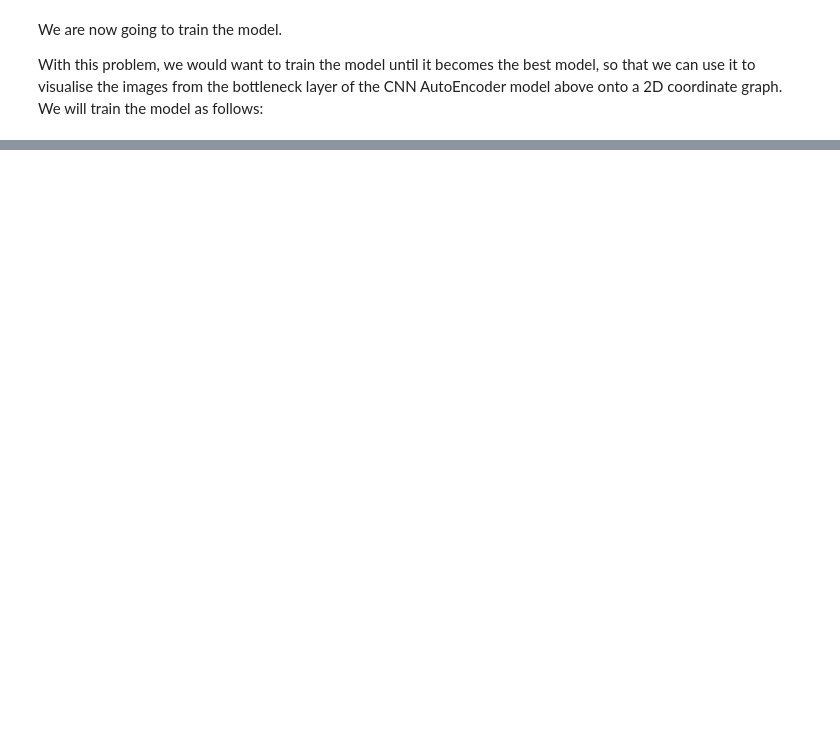
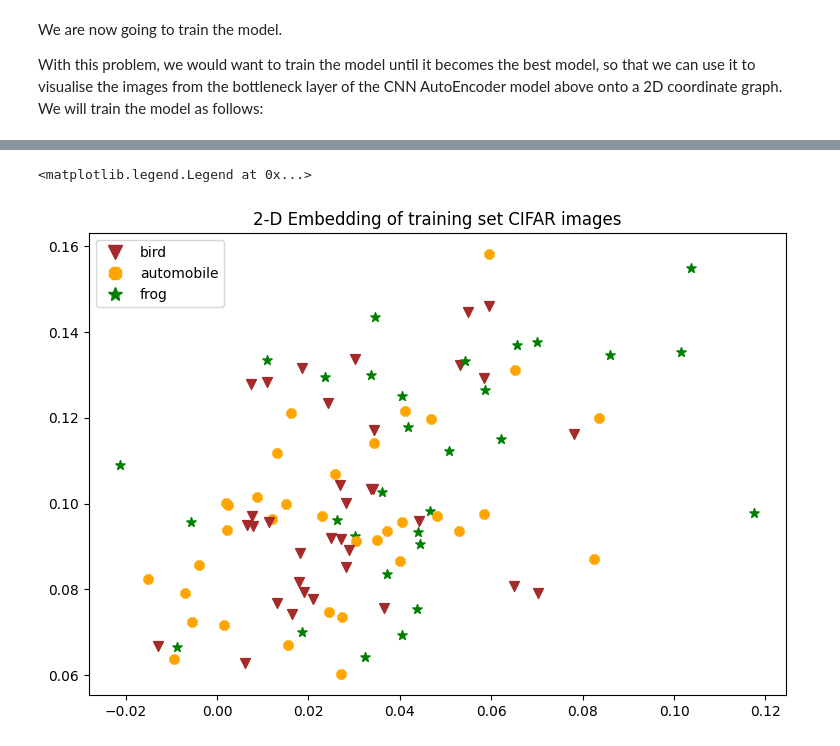
Before and after one commit to xbtran1211/Machine-Learning, a Jupyter notebook: Assignment_22027453.ipynb, the cells around one changed output, grey strips where cells are left out. Saved outputs shown, nothing was run; the diff lists cells and outputs as text; code cells hidden in the pictures; blank space fills up the shorter version.

Commit message:
completed work with formatting and everything

```diff
--- a/Assignment_22027453.ipynb
+++ b/Assignment_22027453.ipynb
@@ -175,7 +177,7 @@ def AutoEncoder_model_training(optimiser, model,
     train_LossList = []
     val_LossList = []
 
-    val_Loss_Min = np.Inf
+    val_Loss_Min = np.inf
 
     # Entering Training Cycles
     print("Entering training cycles with CNN AutoEncoder")
@@ -298,15 +290,0 @@ With this problem, we would want to train the model until it becomes the best mo
-# %%
-# train the model to the best model
-model = CNNAutoEncoder()
-optimiser = torch.optim.SGD(model.parameters(), lr = 0.01) # We will use stochastic gradient descent as an optimiser for this model
-
-try:
-    AutoEncoder_model_training(optimiser, model,
-                               nn.MSELoss(), #Mean Squared Error Loss
-                               train_loader, val_loader,
-                               n_epochs = 20, fplotloss= True, filename= '_ver1')
-except RuntimeError as e:
-    if 'out of memory' in str(e):
-        print('Out of memory error: {}'.format(e))
-    else:
-        raise
@@ -331,0 +293,3 @@ Error:
+# %%
+#load the best trained model:
+model.load_state_dict(torch.load('C:/machine_learning/bestCNNAutoEncoder_model_ver1.pt'))
@@ -331,0 +307,27 @@ Error:
+# %%
+# Creating markers for each input of images
+X_sym = {3: 'v', 2: '8' , 7: '*'}
+X_col = {3: 'brown', 2: 'orange', 7:'green'}
+marker_1 = mlines.Line2D([],[], color = 'brown', marker = 'v', linestyle = 'None', markersize = 10, label = 'bird')
+marker_2 = mlines.Line2D([],[], color = 'orange', marker = '8', linestyle = 'None', markersize = 10, label = 'automobile')
+marker_3 = mlines.Line2D([],[], color = 'green', marker = '*', linestyle = 'None', markersize = 10, label = 'frog')
+
+plt.figure(figsize = (9,6))
+
+# Plotting dataset from the train_loader:
+for a in train_loader:
+    lbls = a[1]
+    output_btn, x_decoded = model(a[0])
+    output_plot = pd.DataFrame(data = output_btn.detach().numpy())
+    output_plot['labels'] = lbls.detach().numpy()
+    output_plot['color'] = output_plot['labels'].replace(X_col)
+    output_plot['symbols'] = output_plot['labels'].replace(X_sym)
+    for i in range(len(output_plot)):
+        plt.scatter(output_plot[0][i], output_plot[1][i], c = output_plot['color'][i], marker = output_plot['symbols'][i], s = 50)
+plt.title('2-D Embedding of training set CIFAR images')
+
+# Adding the legend for the plot
+plt.legend(handles = [marker_1, marker_2, marker_3])
+# %% [output]
+<matplotlib.legend.Legend at 0x...>
+[figure, added]
```
Also changed, not shown: parts of 13 cells of this notebook.
